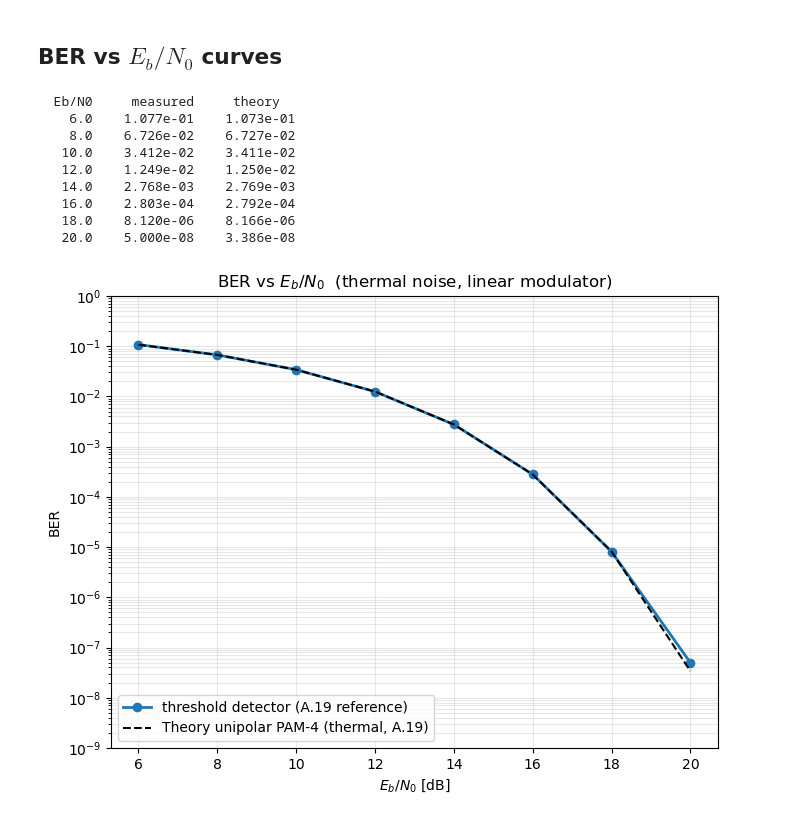
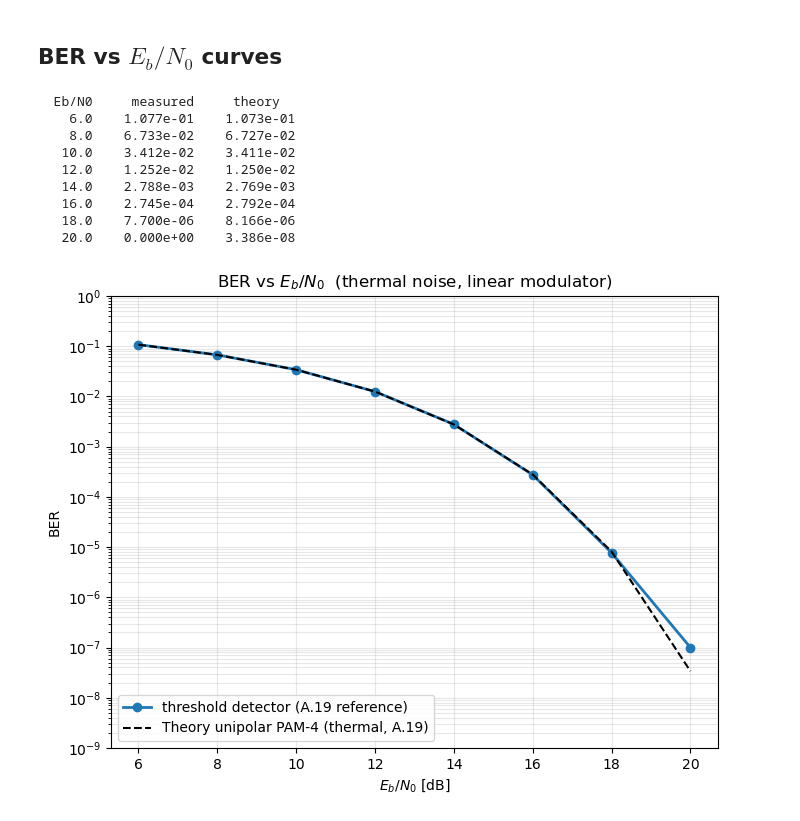
Before and after one commit to cellinidario/ericsson, a Jupyter notebook: pam4_analysis.ipynb, the cells around one changed output. Drawn from its saved outputs; the diff is of its cells as text; code cells hidden in the pictures.

```diff
--- a/pam4_analysis.ipynb
+++ b/pam4_analysis.ipynb
@@ -53,14 +53,14 @@ REGIME = "thermal"           # "thermal": electrical noise at the ADC (A.19) | "
 MODULATOR = "linear"         # "linear": ideal linear modulator | "mzm": nonlinear cos^2 Mach-Zehnder
 MATCHED_FILTERS = "time-rect"  # "time-rect": one-symbol rectangle (confined in time -> A.19) |
                                # "freq-rect": ideal-rect 20 GHz brickwall (Marco's JLT model) | "rrc": roll-off 0.85
-EQUALIZERS = None            # None: threshold detector only (A.19 reference) | "ffe": FFE only (RX) |
-                             # "joint": DPD (TX) + FFE (RX) trained together (the E2E)
-NUM_STEPS = 10000        # training steps when no checkpoint is found (ignored for EQUALIZERS=None)
-NUM_EVAL = 50000000      # symbols per Eb/N0 point in the waterfall
+EQUALIZERS = "threshold"     # "threshold": threshold detector only (A.19 reference) | "ffe": FFE only (RX) |
+                             # "end-to-end": DPD (TX) + FFE (RX) trained together (the E2E autoencoder)
+NUM_STEPS = 10000        # training steps when no checkpoint is found (ignored for EQUALIZERS="threshold")
+NUM_EVAL = 10000000      # symbols per Eb/N0 point in the waterfall
 TRAIN_EBN0 = None        # None -> train over the 7-19 dB range; a number -> fixed training Eb/N0 [dB]
 FORCE_RETRAIN = True     # True -> ignore an existing checkpoint and retrain
 
-# --- To reproduce Forestieri's A.19 curve: back2back / thermal / linear / time-rect / EQUALIZERS=None.
+# --- To reproduce Forestieri's A.19 curve: back2back / thermal / linear / time-rect / EQUALIZERS="threshold".
 #     "time-rect" is confined to one symbol (no overlap -> no nonlinear ISI after the square law); the
 #     cell widens the front-end automatically because the rectangle's wide (sinc) spectrum needs an
 #     ideal (wide) receiver. With the realistic 25 GHz photodiode the time-rect does NOT reach A.19. ---
@@ -83,14 +83,14 @@ if MATCHED_FILTERS == "time-rect":
     print("time-rect -> wide front-end (ideal receiver): photodiode set to 200 GHz")
 config._compute_derived()
 
-# one checkpoint per knob combination -> non-default knobs add a suffix (EQUALIZERS=None needs no checkpoint)
+# one checkpoint per knob combination -> non-default knobs add a suffix ("threshold" needs no checkpoint)
 suffix = ""
 if MODULATOR != "mzm":
     suffix += f"_{MODULATOR}"
 if MATCHED_FILTERS != "rrc":
     suffix += f"_{MATCHED_FILTERS}"
-if EQUALIZERS != "joint":
-    suffix += f"_{EQUALIZERS if EQUALIZERS is not None else 'threshold'}"
+if EQUALIZERS != "end-to-end":
+    suffix += f"_{EQUALIZERS}"
 CHECKPOINT = os.path.join("results", f"pam4_{WAVELENGTH}_{REGIME}{suffix}.pt")
 print(config.summary())
 # %% [output]
@@ -114,13 +112,13 @@ optical filter       : none
 # %%
 def load_or_train(config, device, num_steps, checkpoint_path, num_eval, force_retrain=False, train_ebn0=None):
     """Return tx, channel, rx, ebn0_db, measured.
-    - EQUALIZERS=None: threshold detector (A.19 reference) -> build the models, no training, no checkpoint.
-    - "ffe"/"joint": train (or load a checkpoint). On load, the build-time choices that are NOT in the
-      state_dict (RX sps, wavelength band, modulator, TX/RX filter, optical-filter type) are restored from
-      the checkpoint so the rebuilt models match the trained weights.
+    - EQUALIZERS="threshold": threshold detector (A.19 reference) -> build the models, no training, no checkpoint.
+    - "ffe"/"end-to-end": train (or load a checkpoint). On load, the build-time choices that are NOT in the
+      state_dict (RX sps, wavelength band, modulator, TX/RX filter, equalizer, optical-filter type) are
+      restored from the checkpoint so the rebuilt models match the trained weights.
     train_ebn0: fixed training Eb/N0 [dB]; None -> the variable 7-19 dB range."""
-    if getattr(config, "equalizer", "joint") is None:
-        print("EQUALIZERS=None -> threshold detector (A.19 reference): no training, no checkpoint")
+    if getattr(config, "equalizer", "end-to-end") == "threshold":
+        print("EQUALIZERS='threshold' -> threshold detector (A.19 reference): no training, no checkpoint")
         transmitter = Transmitter(config).to(device)
         channel = OpticalChannel(config).to(device)
         receiver = Receiver(config).to(device)
@@ -249,38 +247,39 @@ sorted gaps: [0.3358 0.3228 0.3404]   spread std/mean = 0.022
 # %%
 if config.noise_regime == "ase":
     theory = theoretical_ber_unipolar_ase(ebn0_db, config.modulation_order)
     theory_label = "Theory unipolar PAM-4 (ASE, A.47)"
 else:
     theory = theoretical_ber_unipolar(ebn0_db, config.modulation_order)
     theory_label = "Theory unipolar PAM-4 (thermal, A.19)"
+measured_floor = np.maximum(measured, 1.0 / NUM_EVAL)   # smallest resolvable BER
 
-eq_label = {"joint": "E2E autoencoder (DPD + FFE)", "ffe": "FFE only (fixed TX levels)",
-            None: "threshold detector (A.19 reference)"}.get(config.equalizer, str(config.equalizer))
+eq_label = {"end-to-end": "E2E autoencoder (DPD + FFE)", "ffe": "FFE only (fixed TX levels)",
+            "threshold": "threshold detector (A.19 reference)"}.get(config.equalizer, str(config.equalizer))
 
 print("  Eb/N0     measured     theory")
 for e, m, t in zip(ebn0_db, measured, theory):
     print(f"  {e:5.1f}    {m:.3e}    {t:.3e}")
 
 fig_ber, ax_ber = plt.subplots(figsize=(7, 5.5))
-ax_ber.semilogy(ebn0_db, measured, "-o", linewidth=2, label=eq_label)
+ax_ber.semilogy(ebn0_db, measured_floor, "-o", linewidth=2, label=eq_label)
 ax_ber.semilogy(ebn0_db, theory, "k--", linewidth=1.5, label=theory_label)
 ax_ber.grid(True, which="both", alpha=0.3)
 ax_ber.set_xlabel(r"$E_b/N_0$ [dB]")
 ax_ber.set_ylabel("BER")
 ax_ber.set_ylim(1e-9, 1)
 ax_ber.set_title(f"BER vs $E_b/N_0$  ({config.noise_regime} noise, {config.modulator} modulator)")
 ax_ber.legend(loc="lower left")
 fig_ber.tight_layout()
 fig_ber.savefig(os.path.join("results", "pam4_ber.png"), dpi=150, bbox_inches="tight")
 plt.show()
 # %% [output]
   Eb/N0     measured     theory
     6.0    1.077e-01    1.073e-01
-    8.0    6.726e-02    6.727e-02
+    8.0    6.733e-02    6.727e-02
    10.0    3.412e-02    3.411e-02
-   12.0    1.249e-02    1.250e-02
-   14.0    2.768e-03    2.769e-03
-   16.0    2.803e-04    2.792e-04
-   18.0    8.120e-06    8.166e-06
-   20.0    5.000e-08    3.386e-08
+   12.0    1.252e-02    1.250e-02
+   14.0    2.788e-03    2.769e-03
+   16.0    2.745e-04    2.792e-04
+   18.0    7.700e-06    8.166e-06
+   20.0    0.000e+00    3.386e-08
-[figure, old version]
+[figure, new version]
```
Also changed, not shown: parts of 4 cells of this notebook, 3 other files.
